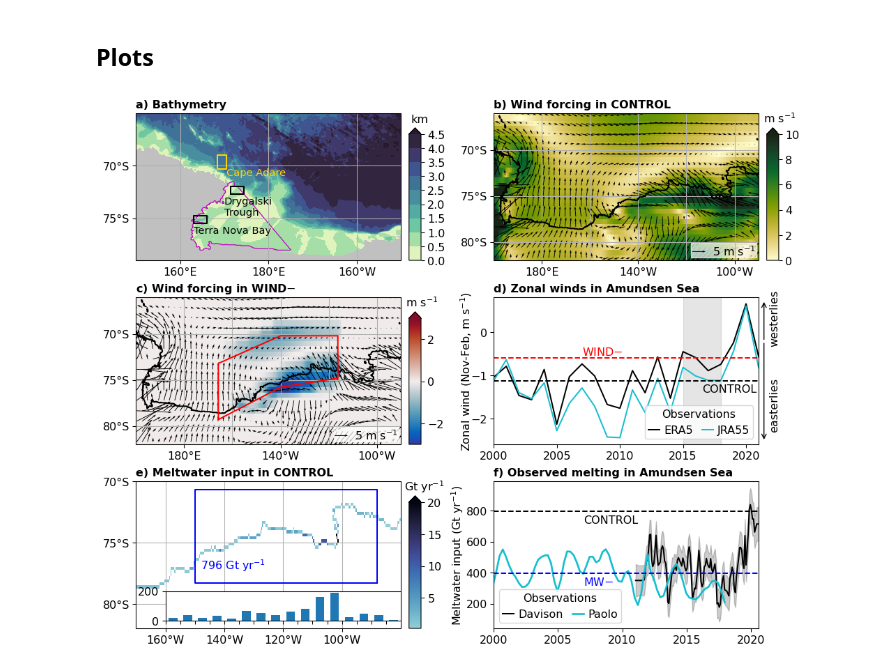
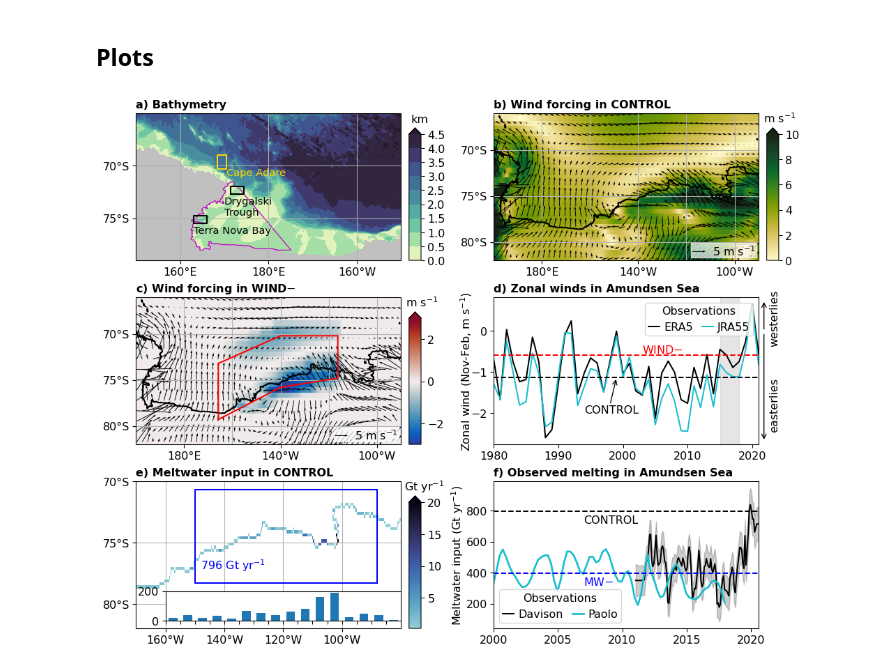
Before and after one commit to schmidt-christina/Schmidt_et_al_2025b, a Jupyter notebook: Fig_1.ipynb, the cells around one changed output. Saved outputs shown, nothing was run; the diff lists cells and outputs as text; code cells hidden in the pictures.

Commit message:
extended timeseries of winds in Fig 1d back to 1980

```diff
--- a/Fig_1.ipynb
+++ b/Fig_1.ipynb
@@ -240,23 +239,26 @@ plt.title('')
 plt.axvspan(2015, 2018, alpha=.2, color='grey')
 u_ctrl_mask_wind = (u_ctrl_NDJF.where(mask_wind_jra == 1).mean(['lon', 'lat'])).values
 plt.axhline(u_ctrl_mask_wind, color='k', linestyle='--')
-plt.text(2016.5, u_ctrl_mask_wind-.25, exptdict['ctrl']['expt_str'])
+plt.text(1994, -2, exptdict['ctrl']['expt_str'])
+plt.annotate('', xy=(1998, -1.8),
+                     xytext=(1999, u_ctrl_mask_wind),
+                     arrowprops=dict(arrowstyle="<-", color='k'))
 u_wind_50_down_mask_wind = (u_wind_50_down_zonal_NDJF.where(
     mask_wind_jra == 1).mean(['lon', 'lat'])).values
 plt.axhline(u_wind_50_down_mask_wind, color='r', linestyle='--')
-plt.text(2007, u_wind_50_down_mask_wind+.05, exptdict['wind_50_down_zonal']['expt_str'],
+plt.text(2003, u_wind_50_down_mask_wind+.05, exptdict['wind_50_down_zonal']['expt_str'],
         color='r')
 plt.autoscale(enable=True, axis='x', tight=True)
-plt.annotate('', xy=(1.02, .7), xycoords='axes fraction',
+plt.annotate('', xy=(1.02, .77), xycoords='axes fraction',
                      xytext=(1.02, .98),
                      arrowprops=dict(arrowstyle="<-", color='k'))
 plt.text(1.04, .68, 'westerlies', rotation=90, transform=plt.gca().transAxes)
 plt.annotate('', xy=(1.02, .02), xycoords='axes fraction',
-                     xytext=(1.02, .7),
+                     xytext=(1.02, .76),
                      arrowprops=dict(arrowstyle="->", color='k'))
 plt.text(1.04, .1, 'easterlies', rotation=90, transform=plt.gca().transAxes)
 
-plt.legend(loc='lower right', ncol=2, title='Observations',
+plt.legend(loc='upper right', ncol=2, title='Observations',
            handlelength=1, handletextpad=.4, borderpad=.3, columnspacing=0.8)
 plt.xlabel('')
 plt.ylabel('Zonal wind (Nov-Feb, m s$^{-1}$)', labelpad=-3)
@@ -310,31 +312,31 @@ for i, l in enumerate(np.arange(200, 280, 5)):
 ax5ins.bar(np.arange(202.5-360, 280-360, 5), runoff_Gt_binned, width=3)
 ax5ins.set_xticks(np.arange(200-360, 280-360, 5))
 ax5ins.set_xticklabels([])
 ax5ins.set_xlim(-160, -80)
 
 
 """ f) Timeseries from Davison 2023 and Paolo 2023 """
 ax6 = fig.add_subplot(3, 2, 6)
 plt.plot(ds_Davison2023.time, ds_Davison2023['melt'],
          'k', label='Davison')
 plt.fill_between(ds_Davison2023.time,
                  ds_Davison2023['melt'] - ds_Davison2023['melt_err'],
                  ds_Davison2023['melt'] + ds_Davison2023['melt_err'],
                  color='k', alpha=.2)
 plt.plot(ds_Paolo2023.time_decimal, -ds_Paolo2023.melt, color='tab:cyan',
          linewidth=2, label='Paolo')
 plt.axhline(796, color='k', linestyle='--')
 plt.text(2007, 720, exptdict['ctrl']['expt_str'])
 plt.axhline(398, color='b', linestyle='--')
 plt.text(2007, 320, exptdict['mw_50_down']['expt_str'], color='b')
 plt.xlim(2000, 2020.6)
 
 plt.legend(loc='lower left', ncol=2, title='Observations',
            handlelength=1, handletextpad=.4, borderpad=.3, columnspacing=0.8)
 plt.ylabel('Meltwater input (Gt yr$^{-1}$)', labelpad=1)
 plt.title('f) Observed melting in Amundsen Sea', fontweight='bold', loc='left')
 
 plt.savefig(path_plots + 'Fig1.jpg', dpi=600, bbox_inches="tight")
 plt.show()
 # %% [output]
-[figure, old version]
+[figure, new version]
```
Also changed, not shown: parts of 2 cells of this notebook, 2 other files.
